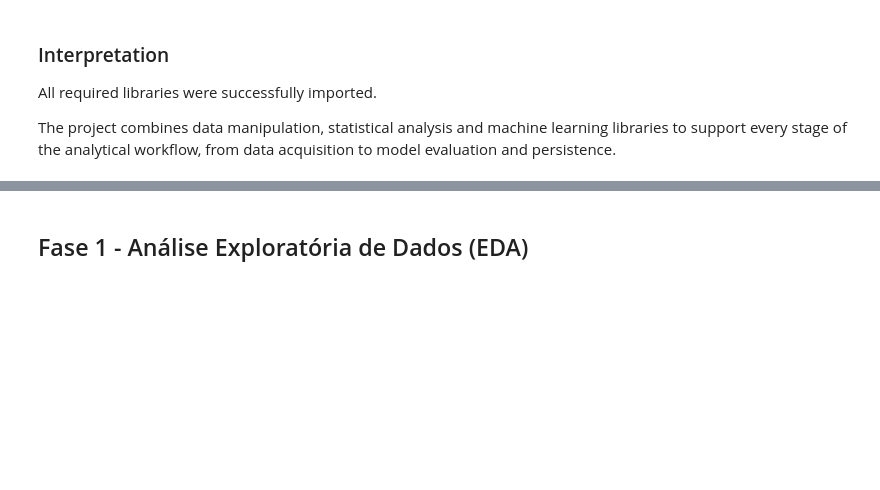
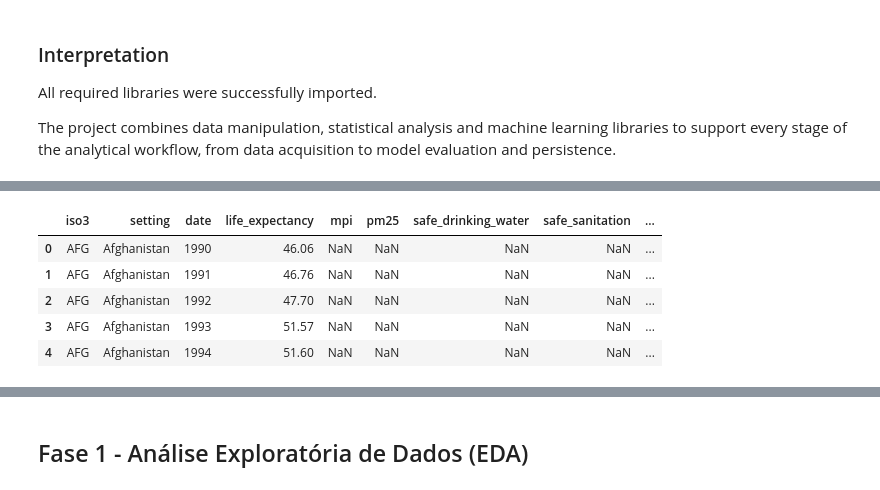
Before and after one commit to ananda-pires/who_life_expectancy_prediction, a Jupyter notebook: notebooks/life_expectancy.ipynb, the cells around one changed output, grey strips where cells are left out. Saved outputs shown, nothing was run; the diff lists cells and outputs as text; code cells hidden in the pictures; blank space fills up the shorter version.

```diff
--- a/notebooks/life_expectancy.ipynb
+++ b/notebooks/life_expectancy.ipynb
@@ -271,0 +989,20 @@ df.head()
+# %%
+# Inspect the reshaped datasets.
+
+reshape_summary = []
+
+for dataset_name, df in wide_data.items():
+
+    reshape_summary.append({
+        "Dataset": dataset_name,
+        "Rows": df.shape[0],
+        "Columns": df.shape[1]
+    })
+
+reshape_summary = (
+    pd.DataFrame(reshape_summary)
+    .sort_values("Rows", ascending=False)
+    .reset_index(drop=True)
+)
+
+reshape_summary
@@ -271,0 +1127,51 @@ df.head()
+# %%
+# Rename analytical variables using standardized names
+
+column_mapping = {
+
+    "Life expectancy (years) ": "life_expectancy",
+
+    "Multidimensional Poverty Index": "mpi",
+
+    "Concentrations of fine particulate matter (PM2.5)": "pm25",
+
+    "Population using safely managed drinking water services (%)":
+        "safe_drinking_water",
+
+    "Population using safely managed sanitation services (%)":
+        "safe_sanitation",
+
+    "Alcohol, per capita consumption (15+ years, among drinkers only) (in litres of pure alcohol)":
+        "alcohol_consumption",
+
+    "Tobacco, current tobacco use prevalence (model-based estimates, age-standardized) (%)":
+        "tobacco_use",
+
+    "Obesity prevalence among adults, BMI>=30 (age-standardized) (%)":
+        "obesity_prevalence",
+
+    "Diabetes treatment coverage (30+ years) (age-standardized) (%)":
+        "diabetes_treatment",
+
+    "Hypertension treatment coverage among adults aged 30-79 with hypertension (age-standardized) (%)":
+        "hypertension_treatment",
+
+    "Medical doctors (%)":
+        "medical_doctors"
+}
+
+
+analytical_dataset = (
+    analytical_dataset
+    .rename(columns=column_mapping)
+)
+
+
+analytical_dataset.head()
+# %% [output]
+|  | iso3 | setting | date | life_expectancy | mpi | pm25 | safe_drinking_water | safe_sanitation | ... |
+| 0 | AFG | Afghanistan | 1990 | 46.06 | NaN | NaN | NaN | NaN | ... |
+| 1 | AFG | Afghanistan | 1991 | 46.76 | NaN | NaN | NaN | NaN | ... |
+| 2 | AFG | Afghanistan | 1992 | 47.70 | NaN | NaN | NaN | NaN | ... |
+| 3 | AFG | Afghanistan | 1993 | 51.57 | NaN | NaN | NaN | NaN | ... |
+| 4 | AFG | Afghanistan | 1994 | 51.60 | NaN | NaN | NaN | NaN | ... |
```
Also changed, not shown: parts of 44 cells of this notebook, 10 other files.
